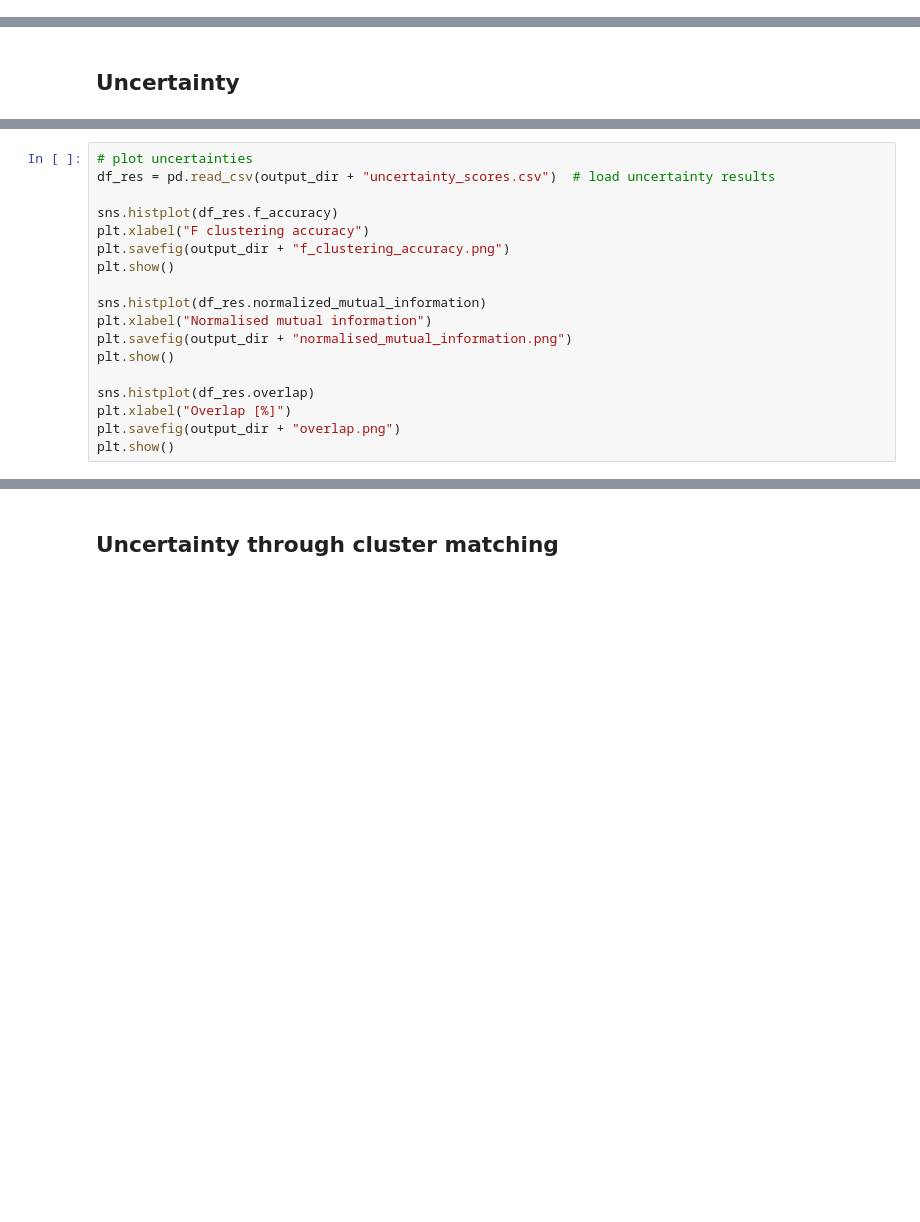
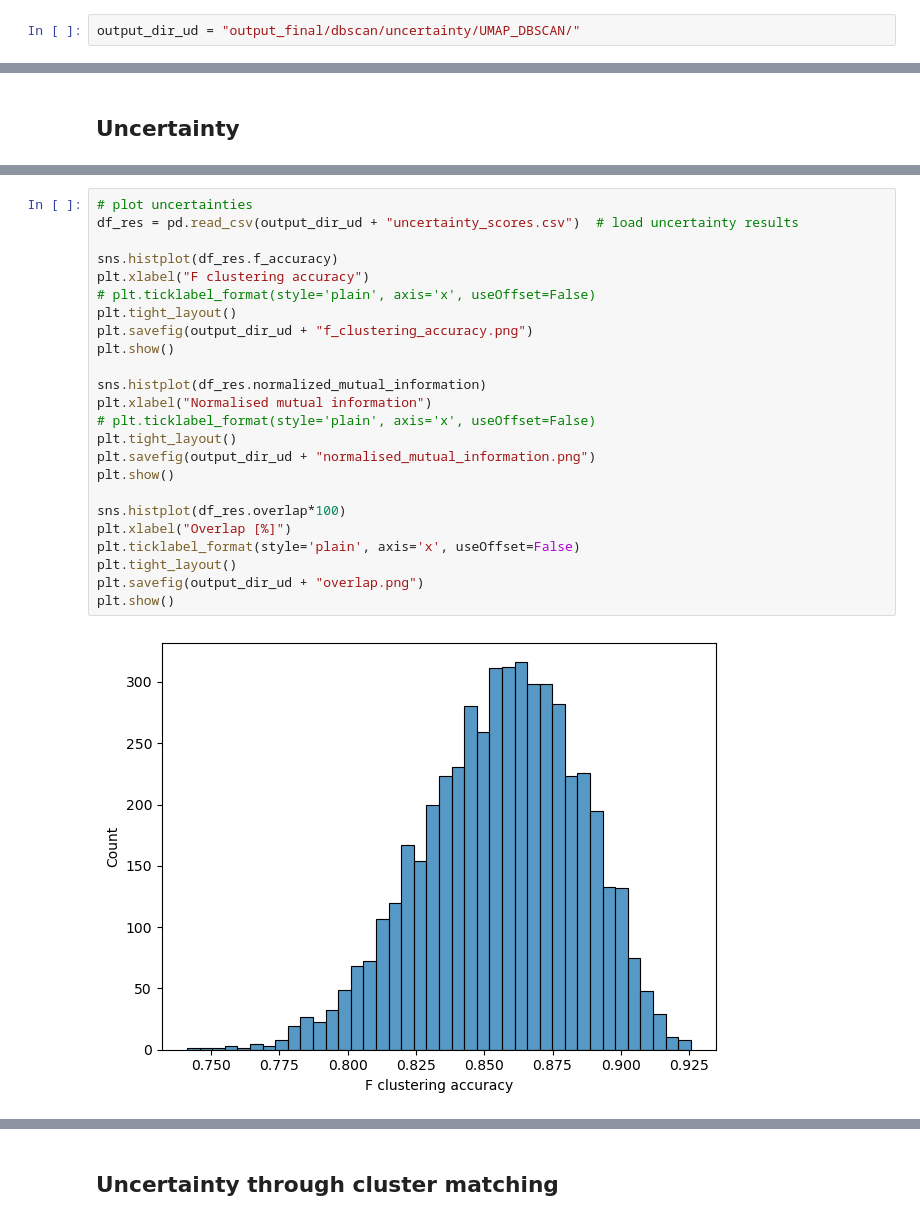
Before and after one commit to y-jenniges/ocean_cluster_validation, a Jupyter notebook: uncertainty_experiments.ipynb, the cells around one changed output, grey strips where cells are left out. Cells and saved outputs as stored; diff of their text form; blank space fills up the shorter version.

Commit message:
formatting, renaming and uncertainty plot adaption (now they look nicer)

```diff
--- a/uncertainty_experiments.ipynb
+++ b/uncertainty_experiments.ipynb
@@ -122,6 +120,8 @@ scaler = MinMaxScaler().fit(df)
 df_scaled = pd.DataFrame(scaler.transform(df), columns=df.columns)
 # %% [markdown]
 # Repeat UMAP-DBSCAN
+# %%
+output_dir_ud = "output_final/dbscan/uncertainty/UMAP_DBSCAN/"
 # %%
 num_iterations = 100
 # %% [markdown]
@@ -276,18 +311,26 @@ df_res.to_csv(output_dir + "uncertainty_scores.csv")
 # %%
 # plot uncertainties
-df_res = pd.read_csv(output_dir + "uncertainty_scores.csv")  # load uncertainty results
+df_res = pd.read_csv(output_dir_ud + "uncertainty_scores.csv")  # load uncertainty results
 
 sns.histplot(df_res.f_accuracy)
 plt.xlabel("F clustering accuracy")
-plt.savefig(output_dir + "f_clustering_accuracy.png")
+# plt.ticklabel_format(style='plain', axis='x', useOffset=False)
+plt.tight_layout()
+plt.savefig(output_dir_ud + "f_clustering_accuracy.png")
 plt.show()
 
 sns.histplot(df_res.normalized_mutual_information)
 plt.xlabel("Normalised mutual information")
-plt.savefig(output_dir + "normalised_mutual_information.png")
+# plt.ticklabel_format(style='plain', axis='x', useOffset=False)
+plt.tight_layout()
+plt.savefig(output_dir_ud + "normalised_mutual_information.png")
 plt.show()
 
-sns.histplot(df_res.overlap)
+sns.histplot(df_res.overlap*100)
 plt.xlabel("Overlap [%]")
-plt.savefig(output_dir + "overlap.png")
+plt.ticklabel_format(style='plain', axis='x', useOffset=False)
+plt.tight_layout()
+plt.savefig(output_dir_ud + "overlap.png")
 plt.show()
+# %% [output]
+[figure, added]
```
Also changed, not shown: parts of 37 cells of this notebook.
